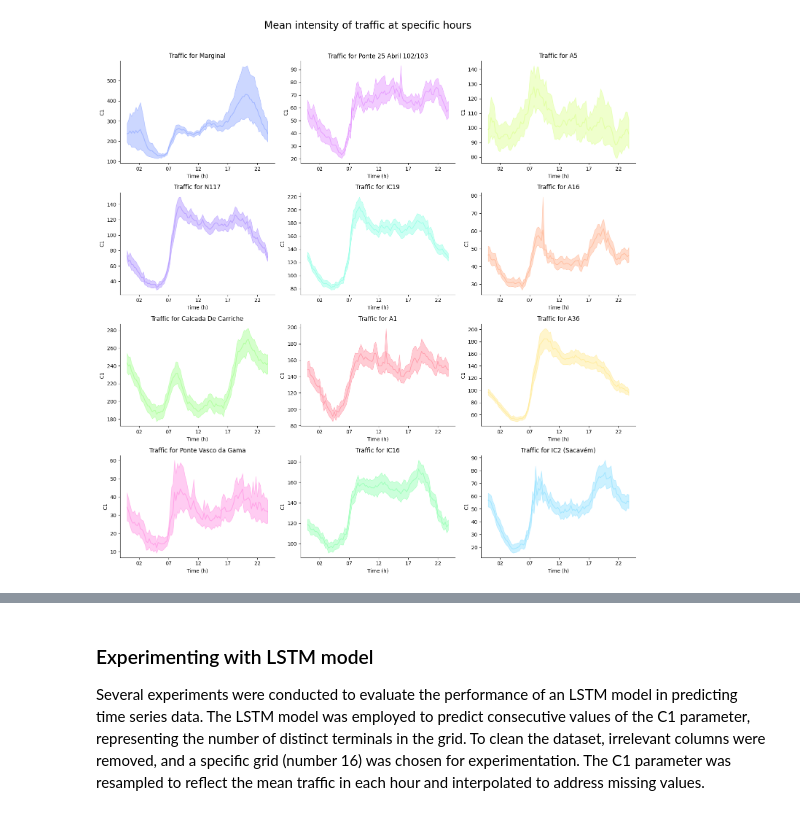
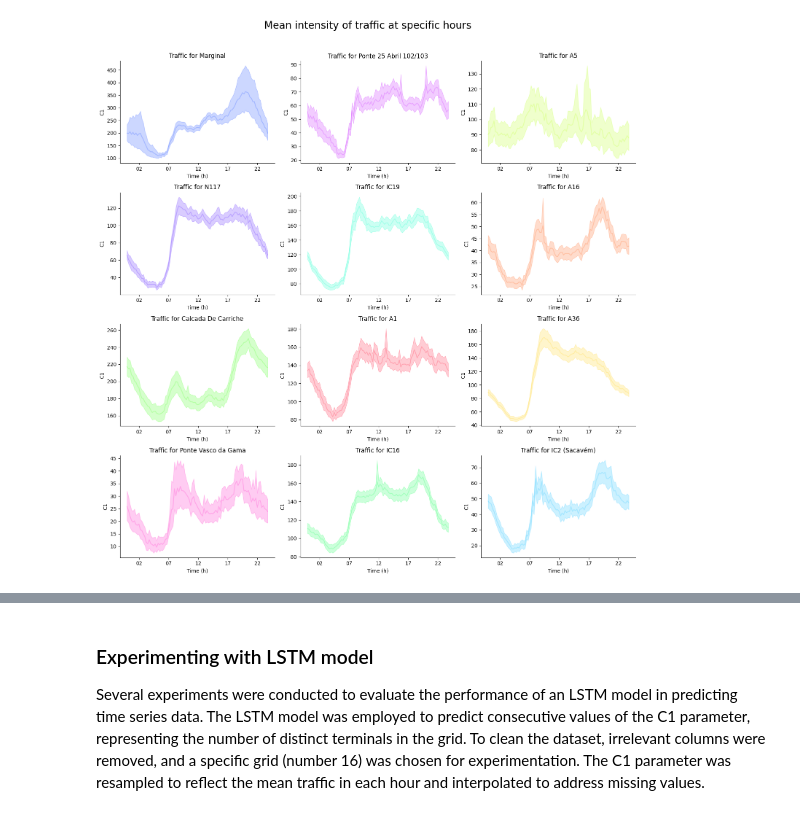
Before and after one commit to RocketFan/traffic-monitoring, a Jupyter notebook: lstm_test.ipynb, the cells around one changed output, grey strips where cells are left out. Saved outputs shown, nothing was run; the diff lists cells and outputs as text; code cells hidden in the pictures.

```diff
--- a/lstm_test.ipynb
+++ b/lstm_test.ipynb
@@ -184,7 +167,7 @@ import matplotlib.dates as mdates
 
 
 vodafone_data = cml.VodafoneData()
-main_roads_df = vodafone_data.read('data/reduced/jj') # Read the data from the folder (All Vodafone data)
+main_roads_df = vodafone_data.read('data/reduced/subset') # Read the data from the folder (All Vodafone data)
 vodafone_data.preprocess(main_roads_df)
 
 columns = ['Grid_ID', 'Datetime', 'C1', 'C2', 'C11', 'E1', 'E7', 'E8', 'E9']
@@ -221,34 +204,34 @@ streets_cmap_dict = cmap_to_dict(streets_cmap, main_streets_grids_geo.street_nam
 entrance_roads_df['street_name'] = entrance_roads_df.Grid_ID.map(assign_street_name)
 entrance_roads_df['hour'] = entrance_roads_df.Datetime.dt.hour
 entrance_roads_df['minute'] = entrance_roads_df.Datetime.dt.minute
 
 # Get unique street names
 street_names = entrance_roads_df['street_name'].unique()
 num_subplots = len(street_names)
 num_rows = num_subplots // 3 + (num_subplots % 3 > 0)
 num_cols = min(num_subplots, 3)
 
 # Create subplots
 fig, axes = plt.subplots(num_rows, num_cols, figsize=(15, 15))
 fig.suptitle('Mean intensity of traffic at specific hours', fontsize=20, y=1.02)
 
 # Plot separately for each street name
 for ax, street_name in zip(axes.flatten(), street_names):
     street_df = entrance_roads_df[entrance_roads_df['street_name'] == street_name].copy()
     street_df.set_index('Datetime', inplace=True)
     street_df = street_df.resample('15T')[['C1']].mean()
     street_df['time'] = pd.to_datetime(street_df.index.time, format='%H:%M:%S')
     sns.lineplot(x='time', y='C1', data=street_df, legend=True, c=streets_cmap_dict[street_name], ax=ax, alpha=0.2)
     ax.set_xlabel('Time (h)')
     ax.xaxis.set_major_locator(mdates.HourLocator(interval=5))
     ax.xaxis.set_major_formatter(mdates.DateFormatter('%H'))
     sns.despine()
     ax.set_title(f'Traffic for {street_name}')
 
 plt.tight_layout()
 plt.show()
 # %% [output]
-[figure, old version]
+[figure, new version]
 # %%
 import torch
 import torch.nn as nn
```
Also changed, not shown: parts of 3 cells of this notebook.
